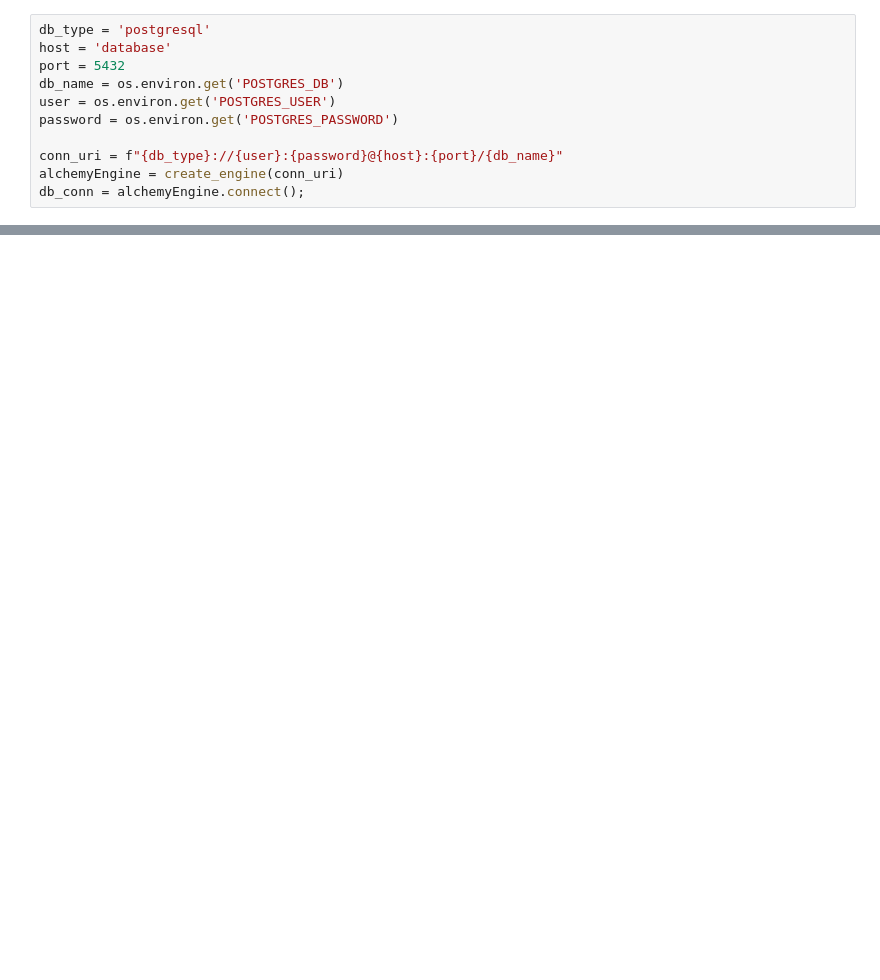
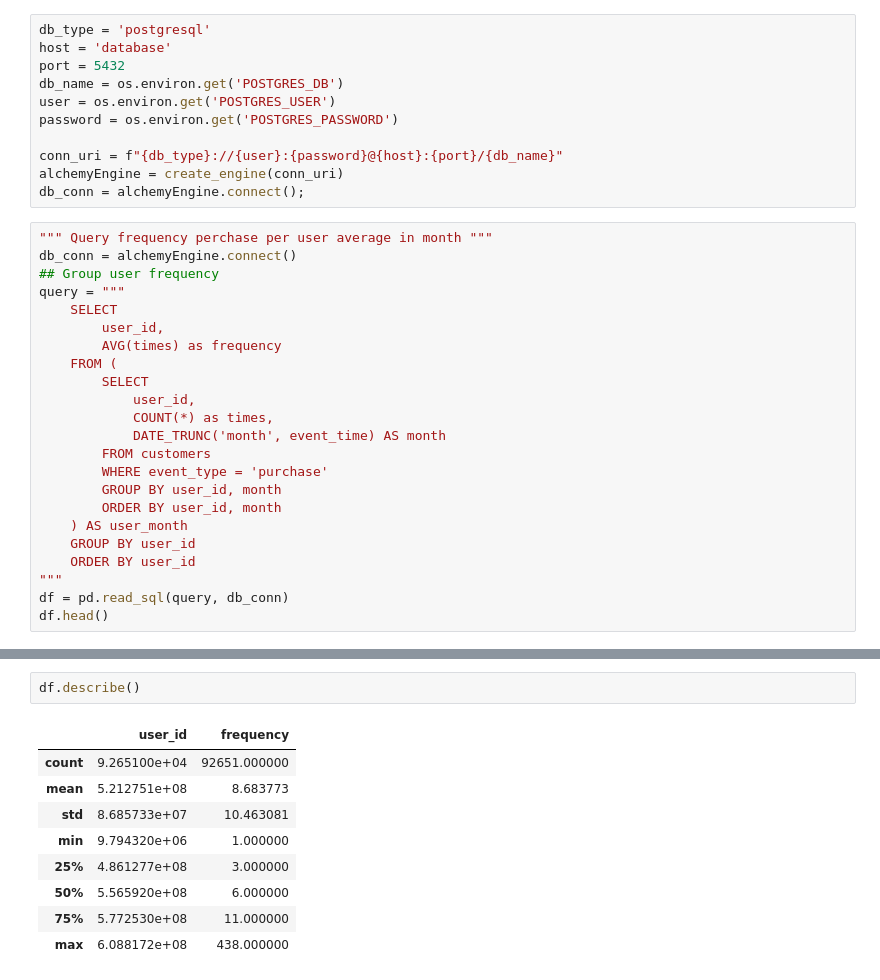
Before and after one commit to viruskizz/42bangkok-datascience-piscine, a Jupyter notebook: ds02/ex04/elbow.ipynb, the cells around one changed output, grey strips where cells are left out. Drawn from its saved outputs; the diff is of its cells as text; blank space fills up the shorter version.

```diff
--- a/ds02/ex04/elbow.ipynb
+++ b/ds02/ex04/elbow.ipynb
@@ -36,3 +37,26 @@ password = os.environ.get('POSTGRES_PASSWORD')
 conn_uri = f"{db_type}://{user}:{password}@{host}:{port}/{db_name}"
 alchemyEngine = create_engine(conn_uri)
 db_conn = alchemyEngine.connect();
+# %%
+""" Query frequency perchase per user average in month """
+db_conn = alchemyEngine.connect()
+## Group user frequency
+query = """
+    SELECT
+        user_id,
+        AVG(times) as frequency
+    FROM (
+        SELECT
+            user_id,
+            COUNT(*) as times,
+            DATE_TRUNC('month', event_time) AS month
+        FROM customers
+        WHERE event_type = 'purchase'
+        GROUP BY user_id, month
+        ORDER BY user_id, month
+    ) AS user_month
+    GROUP BY user_id
+    ORDER BY user_id
+"""
+df = pd.read_sql(query, db_conn)
+df.head()
@@ -38,0 +70,12 @@ db_conn = alchemyEngine.connect();
+# %%
+df.describe()
+# %% [output]
+|  | user_id | frequency |
+| count | 9.265100e+04 | 92651.000000 |
+| mean | 5.212751e+08 | 8.683773 |
+| std | 8.685733e+07 | 10.463081 |
+| min | 9.794320e+06 | 1.000000 |
+| 25% | 4.861277e+08 | 3.000000 |
+| 50% | 5.565920e+08 | 6.000000 |
+| 75% | 5.772530e+08 | 11.000000 |
+| max | 6.088172e+08 | 438.000000 |
```
Also changed, not shown: parts of 5 cells of this notebook, 1 other file.
